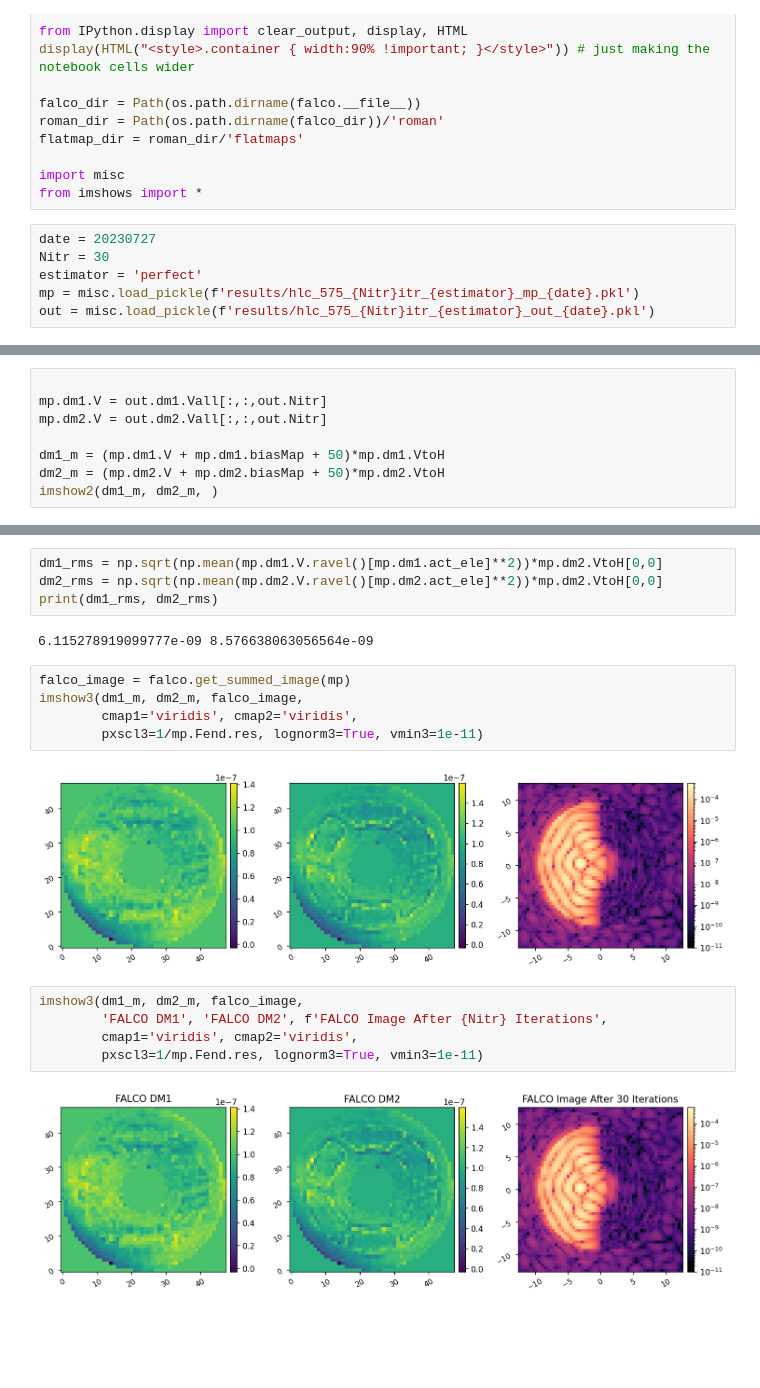
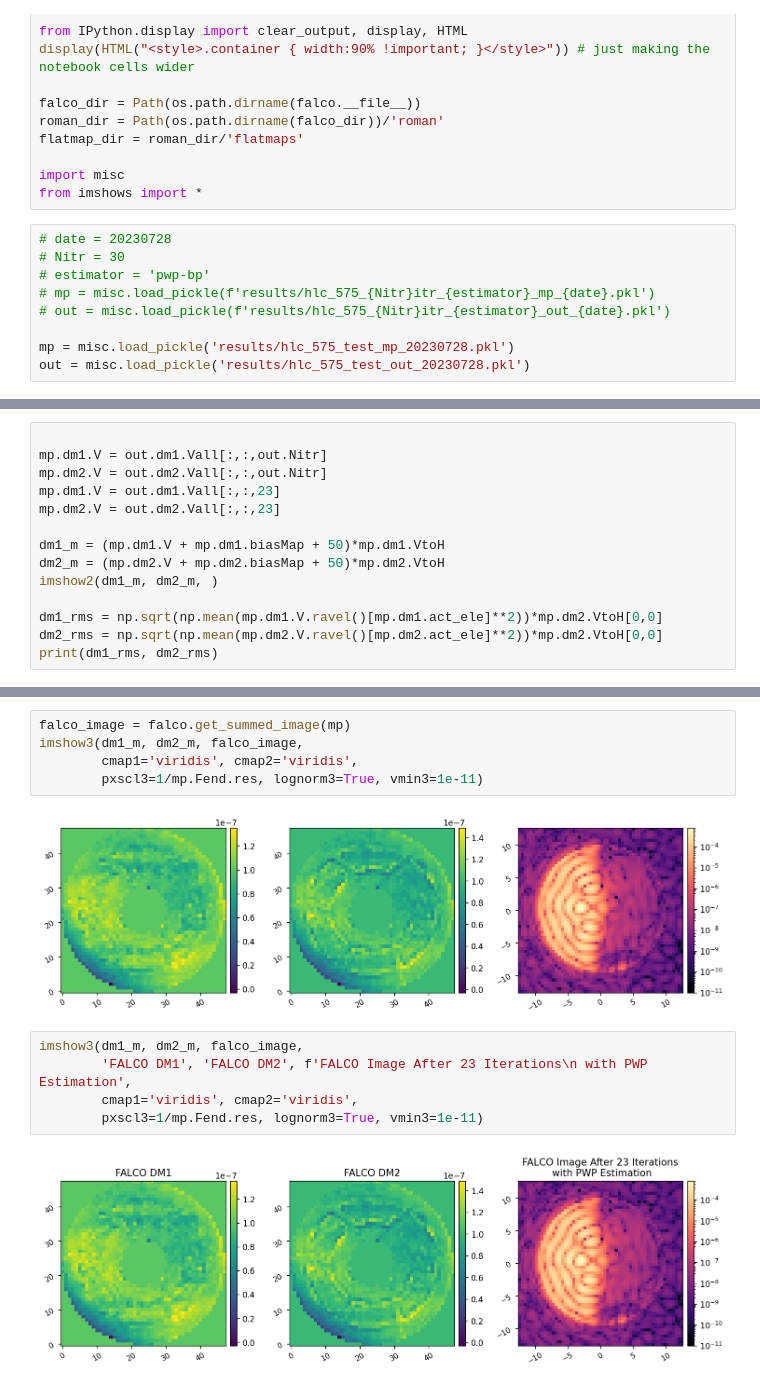
Before and after one commit to kian1377/falco-sims, a Jupyter notebook: falco_hlc_575_evaluation.ipynb, the cells around one changed output, grey strips where cells are left out. Drawn from its saved outputs; the diff is of its cells as text; blank space fills up the shorter version.

Commit message:
checking results with pwp

```diff
--- a/falco_hlc_575_evaluation.ipynb
+++ b/falco_hlc_575_evaluation.ipynb
@@ -28,9 +28,12 @@ flatmap_dir = roman_dir/'flatmaps'
 import misc
 from imshows import *
 # %%
-date = 20230727
-Nitr = 30
-estimator = 'perfect'
-mp = misc.load_pickle(f'results/hlc_575_{Nitr}itr_{estimator}_mp_{date}.pkl')
-out = misc.load_pickle(f'results/hlc_575_{Nitr}itr_{estimator}_out_{date}.pkl')
+# date = 20230728
+# Nitr = 30
+# estimator = 'pwp-bp'
+# mp = misc.load_pickle(f'results/hlc_575_{Nitr}itr_{estimator}_mp_{date}.pkl')
+# out = misc.load_pickle(f'results/hlc_575_{Nitr}itr_{estimator}_out_{date}.pkl')
+
+mp = misc.load_pickle('results/hlc_575_test_mp_20230728.pkl')
+out = misc.load_pickle('results/hlc_575_test_out_20230728.pkl')
 # %%
@@ -41,8 +60,14 @@ out.Nitr
 
 mp.dm1.V = out.dm1.Vall[:,:,out.Nitr]
 mp.dm2.V = out.dm2.Vall[:,:,out.Nitr]
+mp.dm1.V = out.dm1.Vall[:,:,23]
+mp.dm2.V = out.dm2.Vall[:,:,23]
 
 dm1_m = (mp.dm1.V + mp.dm1.biasMap + 50)*mp.dm1.VtoH
 dm2_m = (mp.dm2.V + mp.dm2.biasMap + 50)*mp.dm2.VtoH
 imshow2(dm1_m, dm2_m, )
+
+dm1_rms = np.sqrt(np.mean(mp.dm1.V.ravel()[mp.dm1.act_ele]**2))*mp.dm2.VtoH[0,0]
+dm2_rms = np.sqrt(np.mean(mp.dm2.V.ravel()[mp.dm2.act_ele]**2))*mp.dm2.VtoH[0,0]
+print(dm1_rms, dm2_rms)
 # %% [output]
@@ -60,23 +76,17 @@ array([[1.e-09, 1.e-09, 1.e-09, ..., 1.e-09, 1.e-09, 1.e-09],
-# %%
-dm1_rms = np.sqrt(np.mean(mp.dm1.V.ravel()[mp.dm1.act_ele]**2))*mp.dm2.VtoH[0,0]
-dm2_rms = np.sqrt(np.mean(mp.dm2.V.ravel()[mp.dm2.act_ele]**2))*mp.dm2.VtoH[0,0]
-print(dm1_rms, dm2_rms)
-# %% [output]
-6.115278919099777e-09 8.576638063056564e-09
 # %%
 falco_image = falco.get_summed_image(mp)
 imshow3(dm1_m, dm2_m, falco_image,
         cmap1='viridis', cmap2='viridis',
         pxscl3=1/mp.Fend.res, lognorm3=True, vmin3=1e-11)
 # %% [output]
-[figure, old version]
+[figure, new version]
 # %%
 imshow3(dm1_m, dm2_m, falco_image,
-        'FALCO DM1', 'FALCO DM2', f'FALCO Image After {Nitr} Iterations',
+        'FALCO DM1', 'FALCO DM2', f'FALCO Image After 23 Iterations\n with PWP Estimation',
         cmap1='viridis', cmap2='viridis',
         pxscl3=1/mp.Fend.res, lognorm3=True, vmin3=1e-11)
 # %% [output]
-[figure, old version]
+[figure, new version]
 # %%
 imshow2(mp.Fend.score.maskBool, mp.Fend.score.maskBool*falco_image, lognorm2=True)
 final_NI = np.mean(falco_image[mp.Fend.score.maskBool])
```
Also changed, not shown: parts of 4 cells of this notebook, 2 other files.
